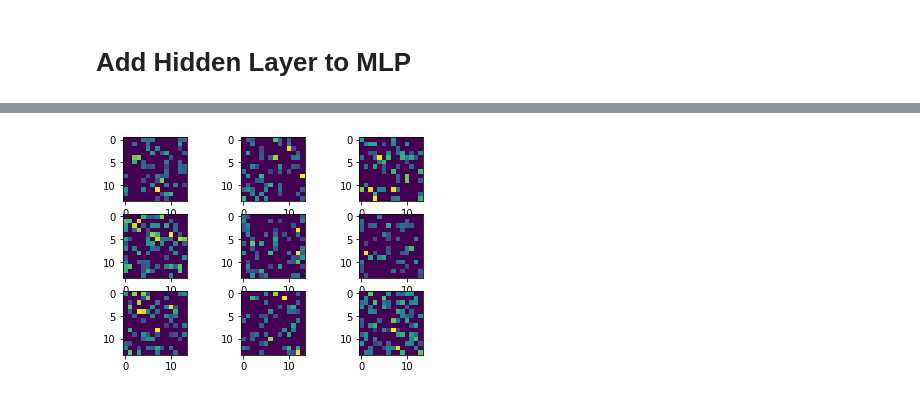
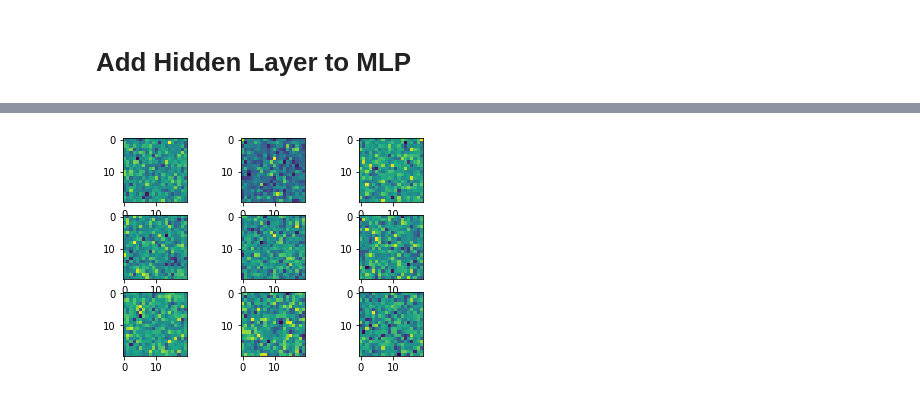
Before and after one commit to AlirezaKhodabakhsh/Tensorflow1.XX-Tutorial, a Jupyter notebook: Tensorflow_1_XX_Toturial_Example.ipynb, the cells around one changed output, grey strips where cells are left out. Drawn from its saved outputs; the diff is of its cells as text; code cells hidden in the pictures.

```diff
--- a/Tensorflow_1_XX_Toturial_Example.ipynb
+++ b/Tensorflow_1_XX_Toturial_Example.ipynb
@@ -163,5 +162,19 @@ for epoch in range(1,num_epoch+1):
     print('--------------------------------------------------')
     print('Epoch:{} \t Loss_Valid:{:.2f} \t Accuracy_Valid:%{:.2f}'.format(epoch, L, A*100))
     print('--------------------------------------------------')
+
+f_test={input_image:x_test ,
+          output_image:y_test_hot}
+L,A=sess.run([loss, accuracy], feed_dict=f_test)
+print('==================================================')
+print('==================================================')
+print('====== TEST ===================================== ')
+print('==================================================')
+print('==================================================')
+print('Loss_test:{:.2f} \t Accuracy_Test:%{:.2f}'.format(L, A*100))
+print('==================================================')
+print('==================================================')
+
+
 W2_trained=sess.run(W2)
 sess.close()
@@ -173,7 +204,8 @@ k=0
 for i in range(0,3):
   for j in range(0,3):
     img=W2_trained[0:,k].reshape((28,28)) # This code, rehsape the colomns of W2 matrix
-    indx=(img.max()-img.mean())/5 + img.mean() # This is a index for filtering some pixels (thredshold)
-    axs[i,j].imshow(np.where(img<indx, 0, img)) # This code, replace some pixels with zero (0)
+    #indx=(img.max()-img.mean())/5 + img.mean() # This is a index for filtering some pixels (thredshold)
+    #axs[i,j].imshow(np.where(img<indx, 0, img)) # This code, replace some pixels with zero (0)
+    axs[i,j].imshow(img)
     k=k+1
 # %% [output]
@@ -186,7 +218,7 @@ num_class=10
 rl=0.001
 batchsize=100
 normal_std=0.001
-hidden_num=196
+hidden_num=400
 num_epoch=20
 # %%
 tf.reset_default_graph()
@@ -231,6 +263,19 @@ for epoch in range(1,num_epoch+1):
     print('--------------------------------------------------')
     print('Epoch:{} \t Loss_Valid:{:.2f} \t Accuracy_Valid:%{:.2f}'.format(epoch, L, A*100))
     print('--------------------------------------------------')
+
+f_test={input_image:x_test ,
+          output_image:y_test_hot}
+L,A=sess.run([loss, accuracy], feed_dict=f_test)
+print('==================================================')
+print('==================================================')
+print('====== TEST ===================================== ')
+print('==================================================')
+print('==================================================')
+print('Loss_test:{:.2f} \t Accuracy_Test:%{:.2f}'.format(L, A*100))
+print('==================================================')
+print('==================================================')
+
 W2_trained=sess.run(W2)
 W1_trained=sess.run(W1)
 sess.close()
@@ -267,11 +344,12 @@ for i in range(0,3):
 # %%
 fig, axs = plt.subplots(3,3)
 k=0
 for i in range(0,3):
   for j in range(0,3):
-    img=W2_trained[0:,k].reshape((14,14)) # This code, rehsape the colomns of W2 matrix
-    indx=(img.max()-img.mean())/5 + img.mean() # This is a index for filtering some pixels (thredshold)
-    axs[i,j].imshow(np.where(img<indx, 0, img)) # This code, replace some pixels with zero (0)
+    img=W2_trained[0:,k].reshape((20,20)) # This code, rehsape the colomns of W2 matrix
+    #indx=(img.max()-img.mean())/5 + img.mean() # This is a index for filtering some pixels (thredshold)
+    #axs[i,j].imshow(np.where(img<indx, 0, img)) # This code, replace some pixels with zero (0)
+    axs[i,j].imshow(img)
     k=k+1
 # %% [output]
-[figure, old version]
+[figure, new version]
```
Also changed, not shown: parts of 22 cells of this notebook.
